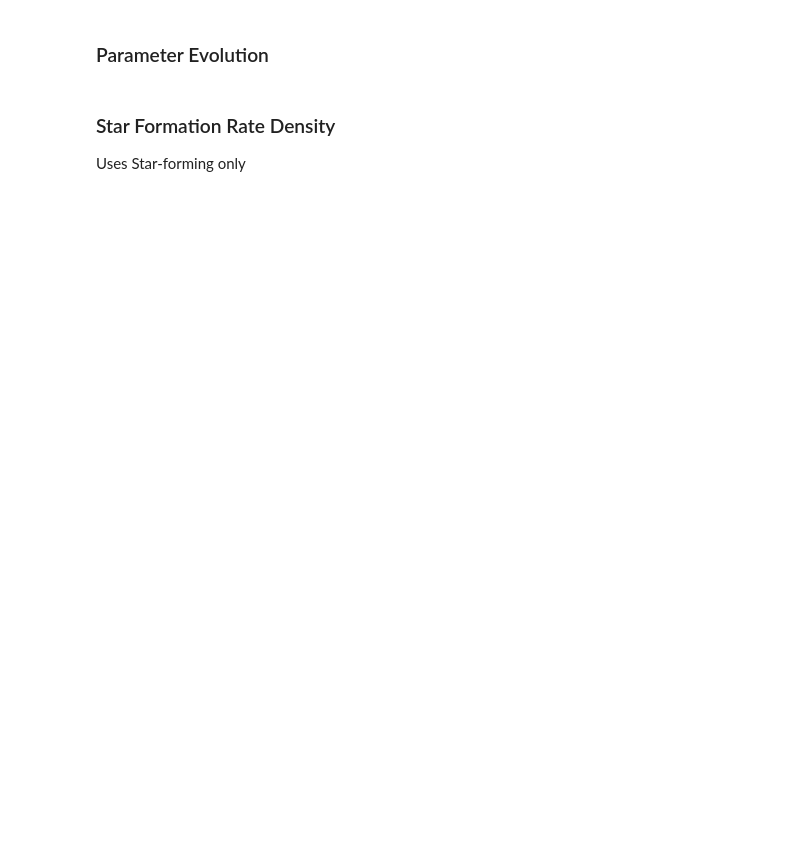
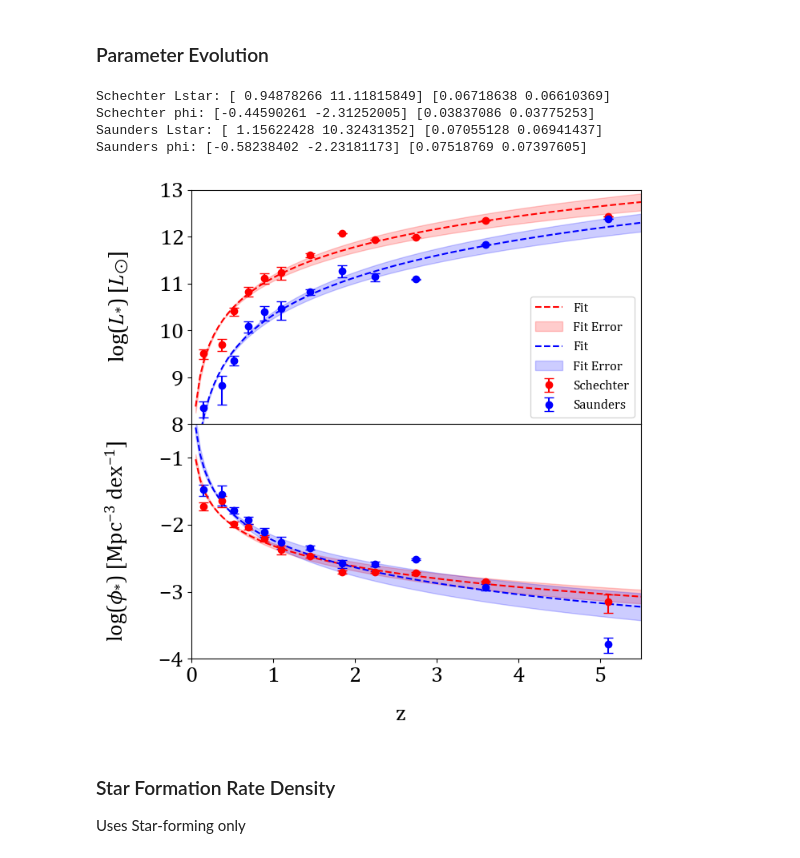
Before and after one commit to daniel-lyon/MPhil-Code, a Jupyter notebook: LUMFUNCS/Plot_LF.ipynb, the cells around one changed output. Drawn from its saved outputs; the diff is of its cells as text; code cells hidden in the pictures; blank space fills up the shorter version.

```diff
--- a/LUMFUNCS/Plot_LF.ipynb
+++ b/LUMFUNCS/Plot_LF.ipynb
@@ -292,34 +271,41 @@ params, cov = curve_fit(log_func, z_centers, np.log10(saunders_Lstar_p))
 perr = np.sqrt(np.diag(cov))
 ax[0].plot(long_z, log_func(long_z, *params), color='blue', linestyle='--', label='Fit')
 ax[0].fill_between(long_z, log_func(long_z, *(params - perr)), log_func(long_z, *(params + perr)), color='blue', alpha=0.2, label='Fit Error')
 print('Saunders Lstar:', params, perr)
 
 # Fit Saunders phi
 params, cov = curve_fit(log_func, z_centers, np.log10(saunders_phi_p))
 # params, cov = curve_fit(log_func, z_centers, saunders_phi_p, p0=[saunders_phi_p[0], saunders_phi_p[0]])
 perr = np.sqrt(np.diag(cov))
 ax[1].plot(long_z, log_func(long_z, *params), color='blue', linestyle='--', label='Fit')
 ax[1].fill_between(long_z, log_func(long_z, *(params - perr)), log_func(long_z, *(params + perr)), color='blue', alpha=0.2, label='Fit Error')
 print('Saunders phi:', params, perr)
 
 # Settings
 ax[0].set_ylabel('log($L_{*}$) [$L_{\odot}$]', fontsize=20, labelpad=25)
 ax[1].set_ylabel('log($\phi_{*}$) [Mpc$^{-3}$ dex$^{-1}$]', fontsize=20, labelpad=25)
 ax[0].legend(loc='lower right', fontsize=12)
 ax[1].set_xlim(0, 5.5)
 ax[0].set_yticks([8,9,10,11,12,13])
 ax[0].tick_params(axis='both', labelsize=20)
 ax[1].tick_params(axis='both', labelsize=20)
 ax[0].set_ylim(8, 13)
 ax[1].set_ylim(-4,-0.5)
 # ax[0].set_yscale('log')
 # ax[1].set_yscale('log')
 
 fig.supxlabel('z', fontsize=20, x=0.55)
 plt.tight_layout()
 plt.subplots_adjust(hspace=0)
-plt.savefig('param_evo.png')
+if export:
+    plt.savefig('param_evo.png')
 plt.show()
+# %% [output]
+Schechter Lstar: [ 0.94878266 11.11815849] [0.06718638 0.06610369]
+Schechter phi: [-0.44590261 -2.31252005] [0.03837086 0.03775253]
+Saunders Lstar: [ 1.15622428 10.32431352] [0.07055128 0.06941437]
+Saunders phi: [-0.58238402 -2.23181173] [0.07518769 0.07397605]
+[figure, added]
 # %% [markdown]
 ### Star Formation Rate Density
 
```
Also changed, not shown: parts of 6 cells of this notebook, 35 other files.
